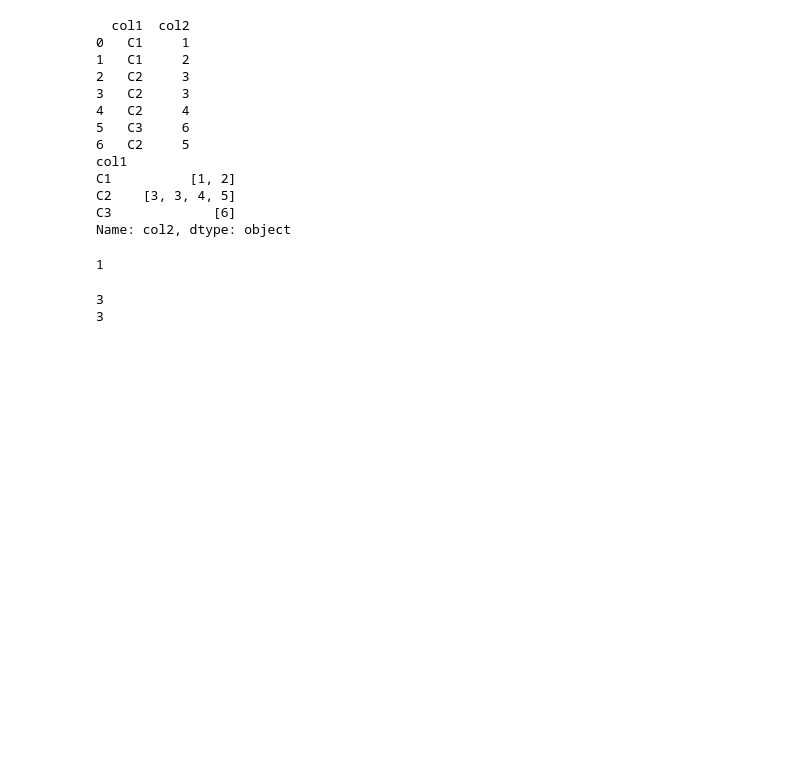
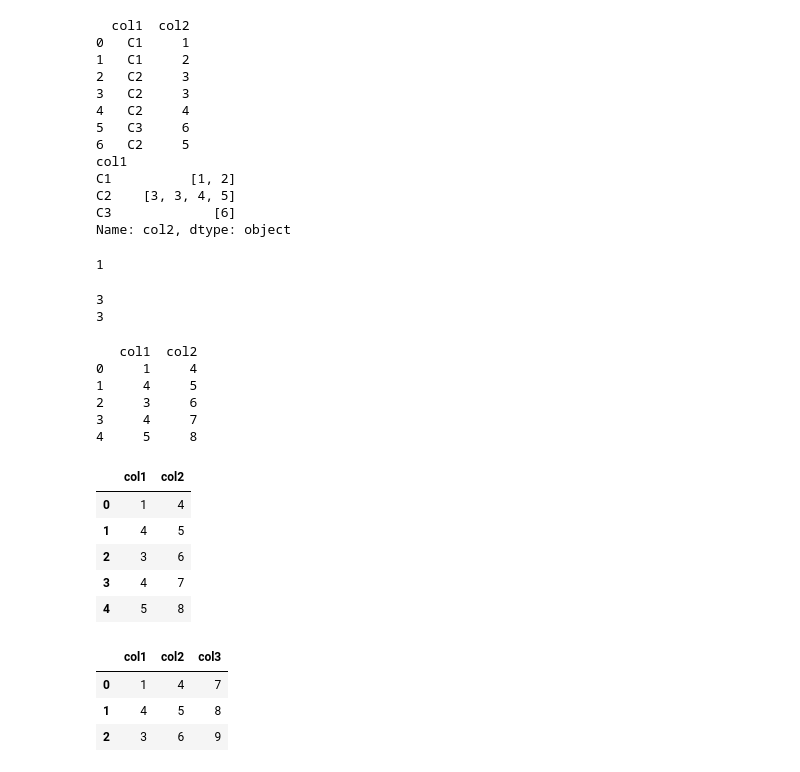
Before and after one commit to 2000pawan/Data_Science., a Jupyter notebook: Pandas/Exercise/DataFrame.ipynb, the cells around one changed output. Drawn from its saved outputs; the diff is of its cells as text; code cells hidden in the pictures; blank space fills up the shorter version.

```diff
--- a/Pandas/Exercise/DataFrame.ipynb
+++ b/Pandas/Exercise/DataFrame.ipynb
@@ -1074,5 +1074,30 @@ print(len(df.columns))
 # %%
 import pandas as pd
 d = {'col1': [1, 4, 3, 4, 5], 'col2': [4, 5, 6, 7, 8], 'col3': [7, 8, 9, 0, 1]}
 df=pd.DataFrame(d)
-df.iloc[]
+df = df.loc[:, df.columns != 'col3']
+print(df)
+df.iloc[:,:2]
+# %% [output]
+   col1  col2
+0     1     4
+1     4     5
+2     3     6
+3     4     7
+4     5     8
+|  | col1 | col2 |
+| 0 | 1 | 4 |
+| 1 | 4 | 5 |
+| 2 | 3 | 6 |
+| 3 | 4 | 7 |
+| 4 | 5 | 8 |
+# %%
+import pandas as pd
+d = {'col1': [1, 4, 3, 4, 5], 'col2': [4, 5, 6, 7, 8], 'col3': [7, 8, 9, 0, 1]}
+df=pd.DataFrame(d)
+df.head(3)
+# %% [output]
+|  | col1 | col2 | col3 |
+| 0 | 1 | 4 | 7 |
+| 1 | 4 | 5 | 8 |
+| 2 | 3 | 6 | 9 |
```
